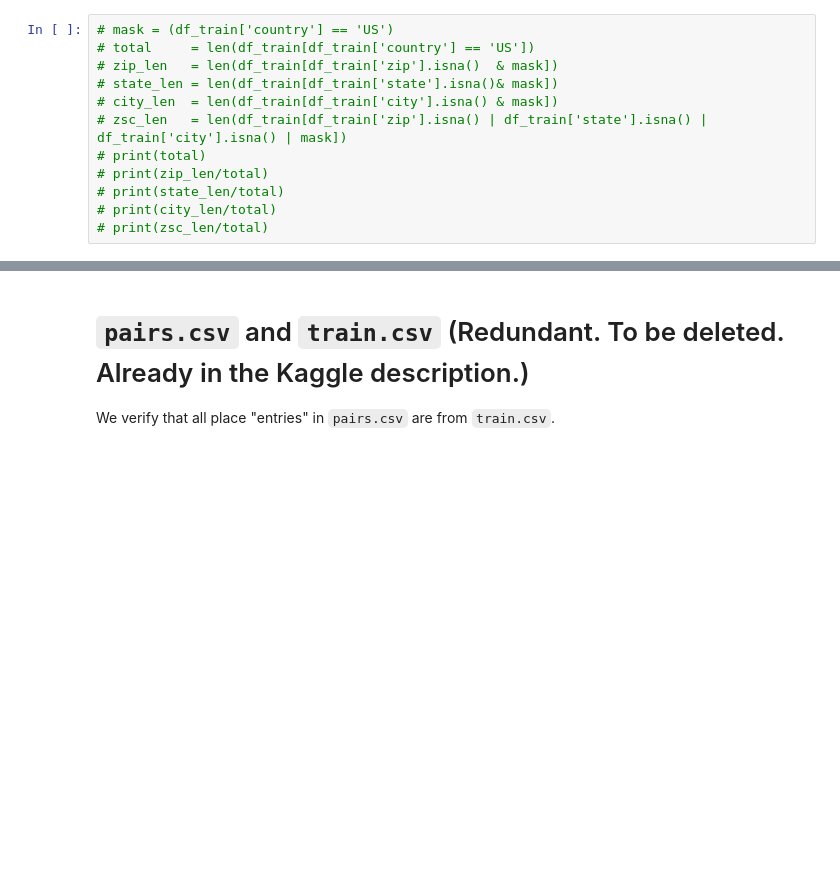
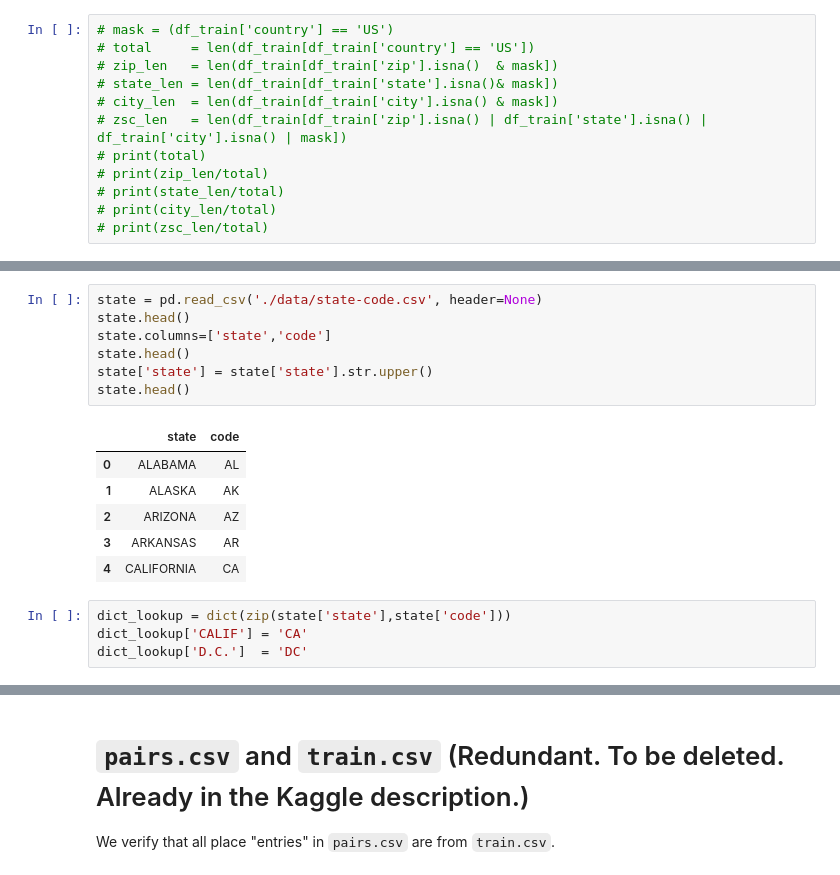
Before and after one commit to gormantt/foursquare-location-matching, a Jupyter notebook: cao_code/4sq-EDA1.ipynb, the cells around one changed output, grey strips where cells are left out. Saved outputs shown, nothing was run; the diff lists cells and outputs as text; blank space fills up the shorter version.

```diff
--- a/cao_code/4sq-EDA1.ipynb
+++ b/cao_code/4sq-EDA1.ipynb
@@ -505,0 +601,18 @@ df_pairs.info()
+# %%
+state = pd.read_csv('./data/state-code.csv', header=None)
+state.head()
+state.columns=['state','code']
+state.head()
+state['state'] = state['state'].str.upper()
+state.head()
+# %% [output]
+|  | state | code |
+| 0 | ALABAMA | AL |
+| 1 | ALASKA | AK |
+| 2 | ARIZONA | AZ |
+| 3 | ARKANSAS | AR |
+| 4 | CALIFORNIA | CA |
+# %%
+dict_lookup = dict(zip(state['state'],state['code']))
+dict_lookup['CALIF'] = 'CA'
+dict_lookup['D.C.']  = 'DC'
```
Also changed, not shown: parts of 37 cells of this notebook.
